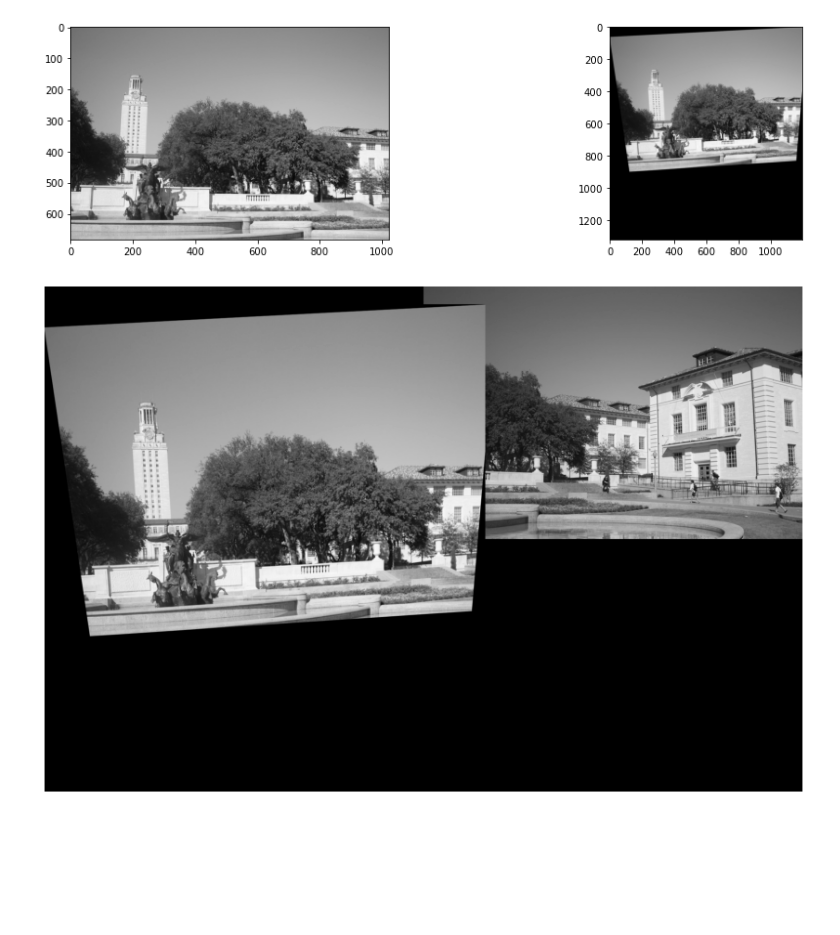
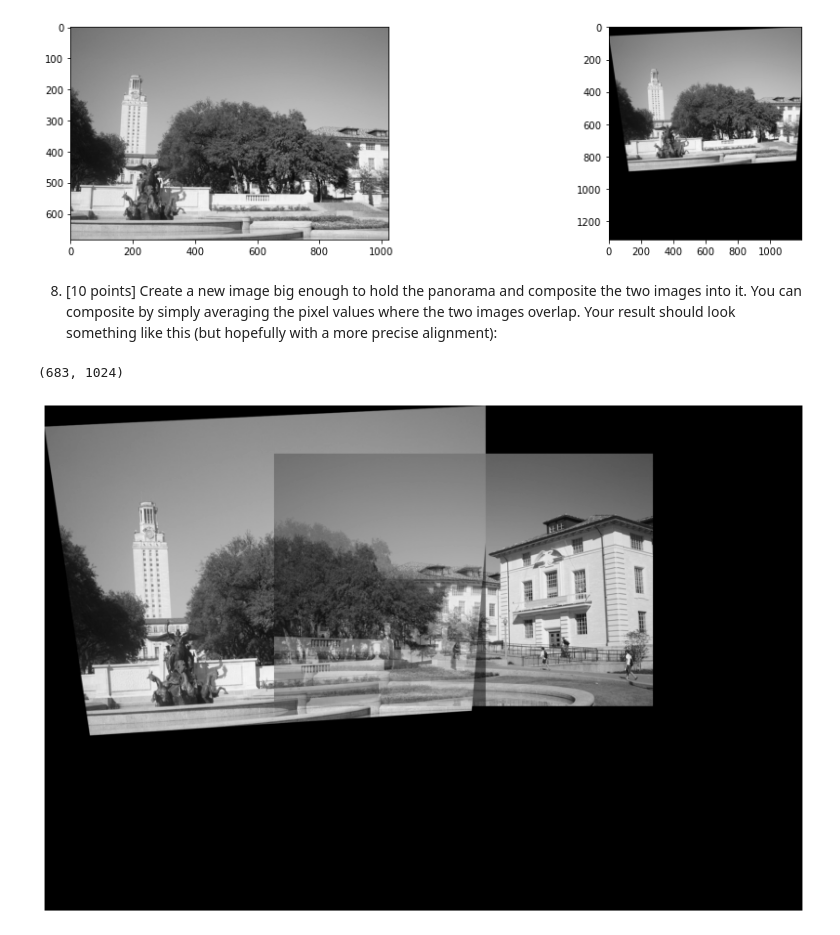
Before and after one commit to EYH0602/CV_HW2, a Jupyter notebook: hw2.ipynb, the cells around one changed output. Saved outputs shown, nothing was run; the diff lists cells and outputs as text; code cells hidden in the pictures; blank space fills up the shorter version.

Commit message:
feat: add panorama stitching

```diff
--- a/hw2.ipynb
+++ b/hw2.ipynb
@@ -41,7 +41,7 @@ ax[1].imshow(right, cmap='gray')
 2. [5 points] Detect feature points in both images. You can use harris.m for Harris corner detection.
 # %%
 sigma = 3.2
-thres = 40
+thres = 400
 r = 3
 
 left_corners, left_r, left_c = harris(left, sigma, thresh=thres, radius=r)
@@ -173,7 +169,7 @@ def getInliers(H, pairs, coord1, coord2, thres=10):
 
     return (np.asarray(left_inliers), np.asarray(right_inliers))
 
-def RANSAC(pairs, lcoord, rcoord, N=10, thres=100):
+def RANSAC(pairs, lcoord, rcoord, N=10, thres=10):
     max_inliers_count = 0
     best_H = np.zeros((3, 3))
     inliers = None
@@ -243,17 +240,31 @@ ax[1].imshow(warp, cmap='gray')
 # %% [output]
 <matplotlib.image.AxesImage at 0x...>
 [figure]
+# %% [markdown]
+8. [10 points] Create a new image big enough to hold the panorama and composite the two images into it. You can composite by simply averaging the pixel values where the two images overlap. Your result should look something like this (but hopefully with a more precise alignment):
+# %%
+right.shape
+# %% [output]
+(683, 1024)
 # %%
 h = left.shape[0] + right.shape[0]
 w = left.shape[1] + right.shape[1]
 result = np.zeros((h, w))
 
-result[0:right.shape[0], left.shape[1]:] = right
-result[h-warp.shape[0]:, 0:warp.shape[1]] = warp
+h_offset = 130
+w_offset = 620
+
+result[:warp.shape[0], :warp.shape[1]] = warp
+result[h_offset:right.shape[0]+h_offset, w_offset:right.shape[1]+w_offset] = right
+
+# average the overlapping part of two images
+for i in range(h_offset, warp.shape[0]):
+    for j in range(w_offset, warp.shape[1]):
+        result[i, j] = (warp[i, j] + result[i, j]) / 2
 
 plt.figure(figsize=(20,10))
 plt.imshow(result, cmap='gray')
 plt.axis('off')
 plt.show()
 # %% [output]
-[figure, old version]
+[figure, new version]
```
Also changed, not shown: parts of 12 cells of this notebook.
